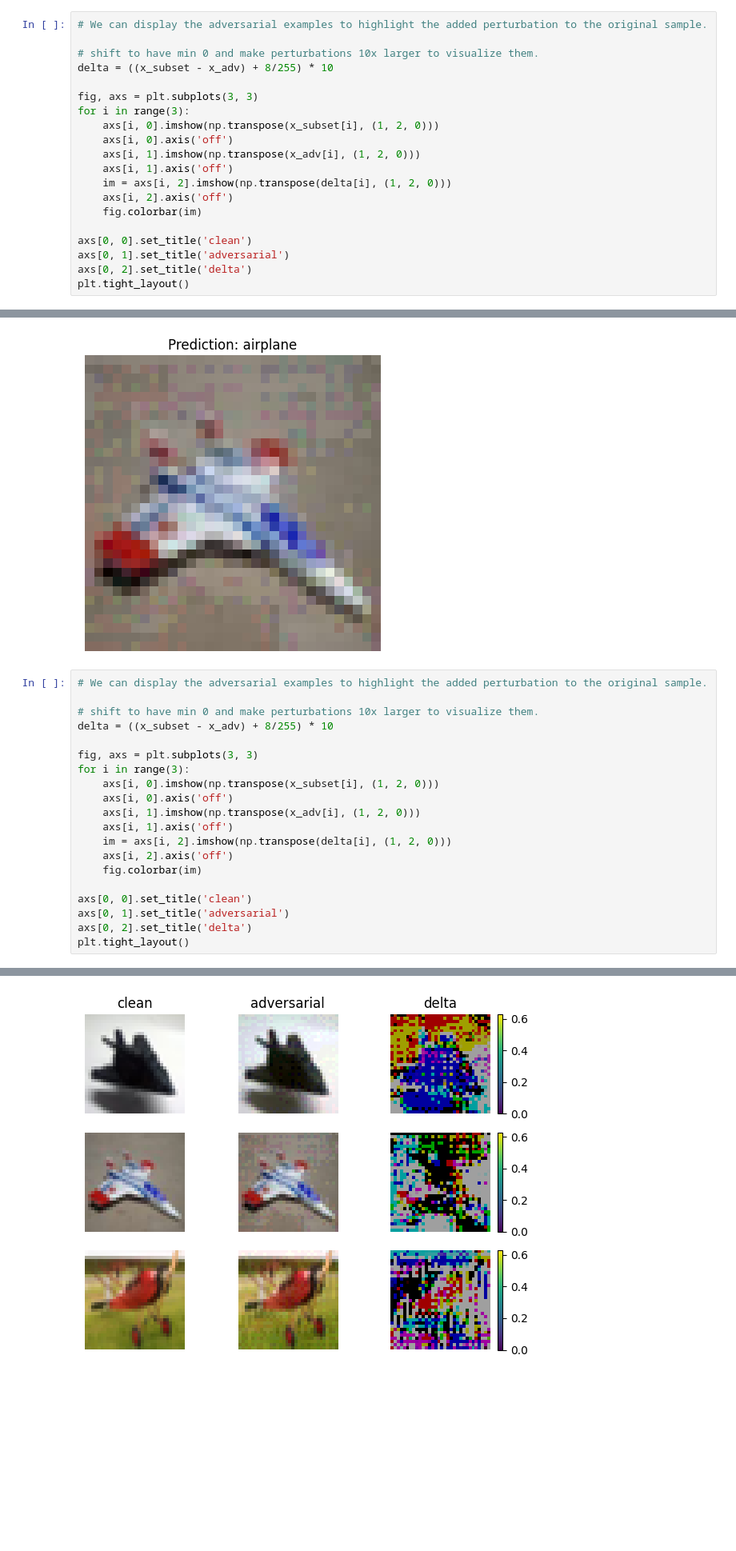
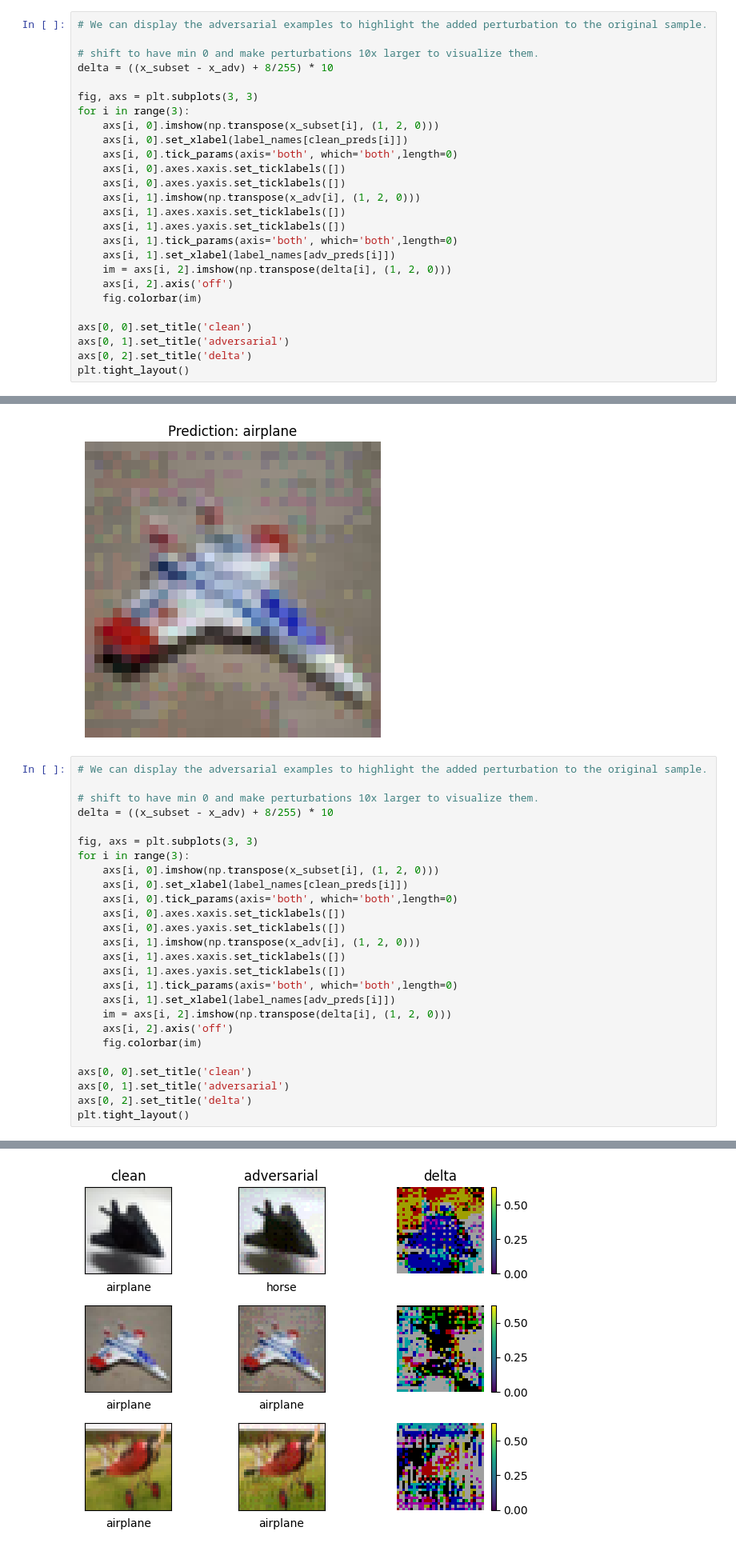
Before and after one commit to f4str/art-demos, a Jupyter notebook: hugging_face_evasion.ipynb, the cells around one changed output, grey strips where cells are left out. Shown at 80% size. Cells and saved outputs as stored; diff of their text form; blank space fills up the shorter version.

```diff
--- a/hugging_face_evasion.ipynb
+++ b/hugging_face_evasion.ipynb
@@ -172,9 +172,15 @@ delta = ((x_subset - x_adv) + 8/255) * 10
 fig, axs = plt.subplots(3, 3)
 for i in range(3):
     axs[i, 0].imshow(np.transpose(x_subset[i], (1, 2, 0)))
-    axs[i, 0].axis('off')
+    axs[i, 0].set_xlabel(label_names[clean_preds[i]])
+    axs[i, 0].tick_params(axis='both', which='both',length=0)
+    axs[i, 0].axes.xaxis.set_ticklabels([])
+    axs[i, 0].axes.yaxis.set_ticklabels([])
     axs[i, 1].imshow(np.transpose(x_adv[i], (1, 2, 0)))
-    axs[i, 1].axis('off')
+    axs[i, 1].axes.xaxis.set_ticklabels([])
+    axs[i, 1].axes.yaxis.set_ticklabels([])
+    axs[i, 1].tick_params(axis='both', which='both',length=0)
+    axs[i, 1].set_xlabel(label_names[adv_preds[i]])
     im = axs[i, 2].imshow(np.transpose(delta[i], (1, 2, 0)))
     axs[i, 2].axis('off')
     fig.colorbar(im)
@@ -280,28 +286,34 @@ plt.show()
 # %%
 # We can display the adversarial examples to highlight the added perturbation to the original sample.
 
 # shift to have min 0 and make perturbations 10x larger to visualize them.
 delta = ((x_subset - x_adv) + 8/255) * 10
 
 fig, axs = plt.subplots(3, 3)
 for i in range(3):
     axs[i, 0].imshow(np.transpose(x_subset[i], (1, 2, 0)))
-    axs[i, 0].axis('off')
+    axs[i, 0].set_xlabel(label_names[clean_preds[i]])
+    axs[i, 0].tick_params(axis='both', which='both',length=0)
+    axs[i, 0].axes.xaxis.set_ticklabels([])
+    axs[i, 0].axes.yaxis.set_ticklabels([])
     axs[i, 1].imshow(np.transpose(x_adv[i], (1, 2, 0)))
-    axs[i, 1].axis('off')
+    axs[i, 1].axes.xaxis.set_ticklabels([])
+    axs[i, 1].axes.yaxis.set_ticklabels([])
+    axs[i, 1].tick_params(axis='both', which='both',length=0)
+    axs[i, 1].set_xlabel(label_names[adv_preds[i]])
     im = axs[i, 2].imshow(np.transpose(delta[i], (1, 2, 0)))
     axs[i, 2].axis('off')
     fig.colorbar(im)
 
 axs[0, 0].set_title('clean')
 axs[0, 1].set_title('adversarial')
 axs[0, 2].set_title('delta')
 plt.tight_layout()
 # %% [output]
 Clipping input data to the valid range for imshow with RGB data ([0..1] for floats or [0..255] for integers).
 Clipping input data to the valid range for imshow with RGB data ([0..1] for floats or [0..255] for integers).
 Clipping input data to the valid range for imshow with RGB data ([0..1] for floats or [0..255] for integers).
-[figure, old version]
+[figure, new version]
 # %% [markdown]
 # PyTorch Image Models (timm)
 
```
Also changed, not shown: parts of 2 cells of this notebook.
